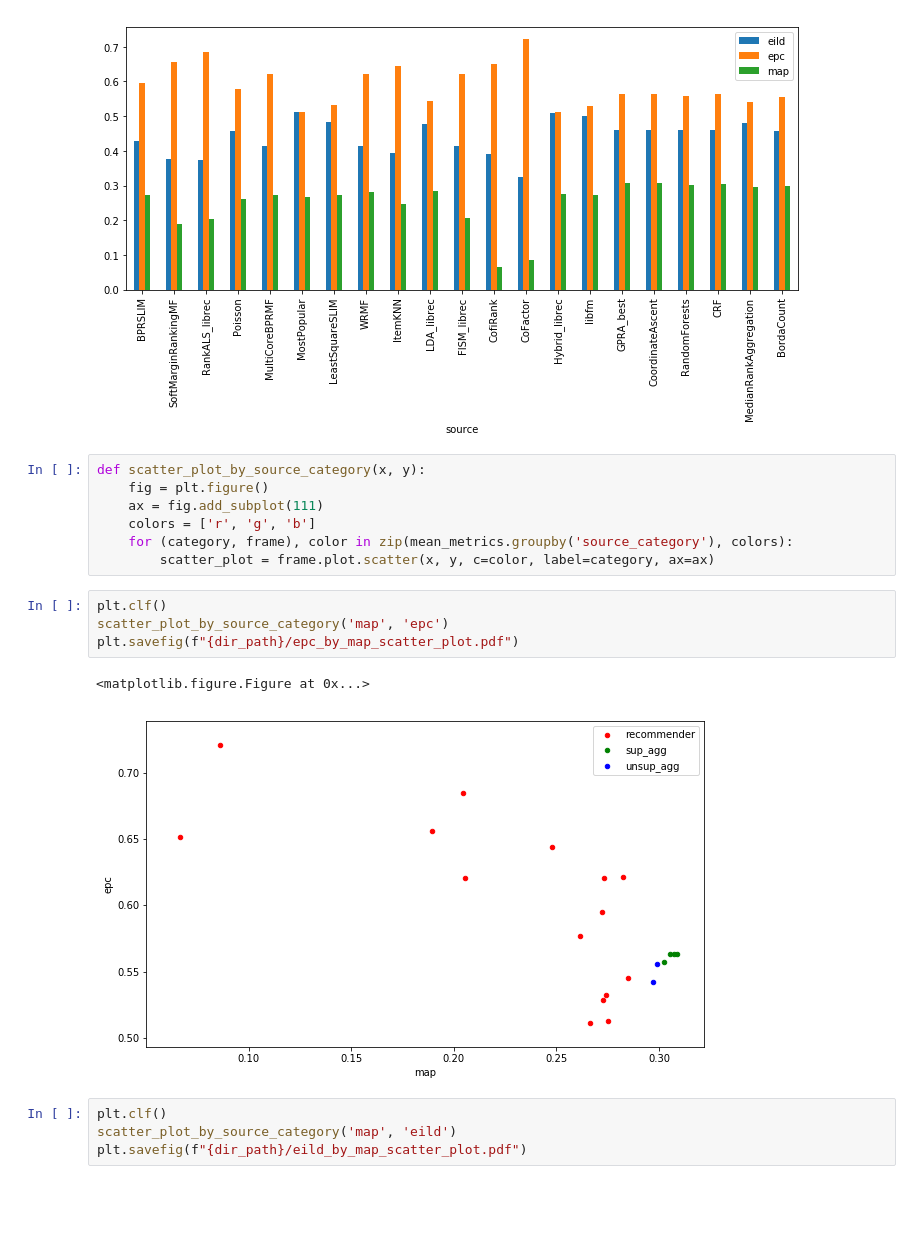
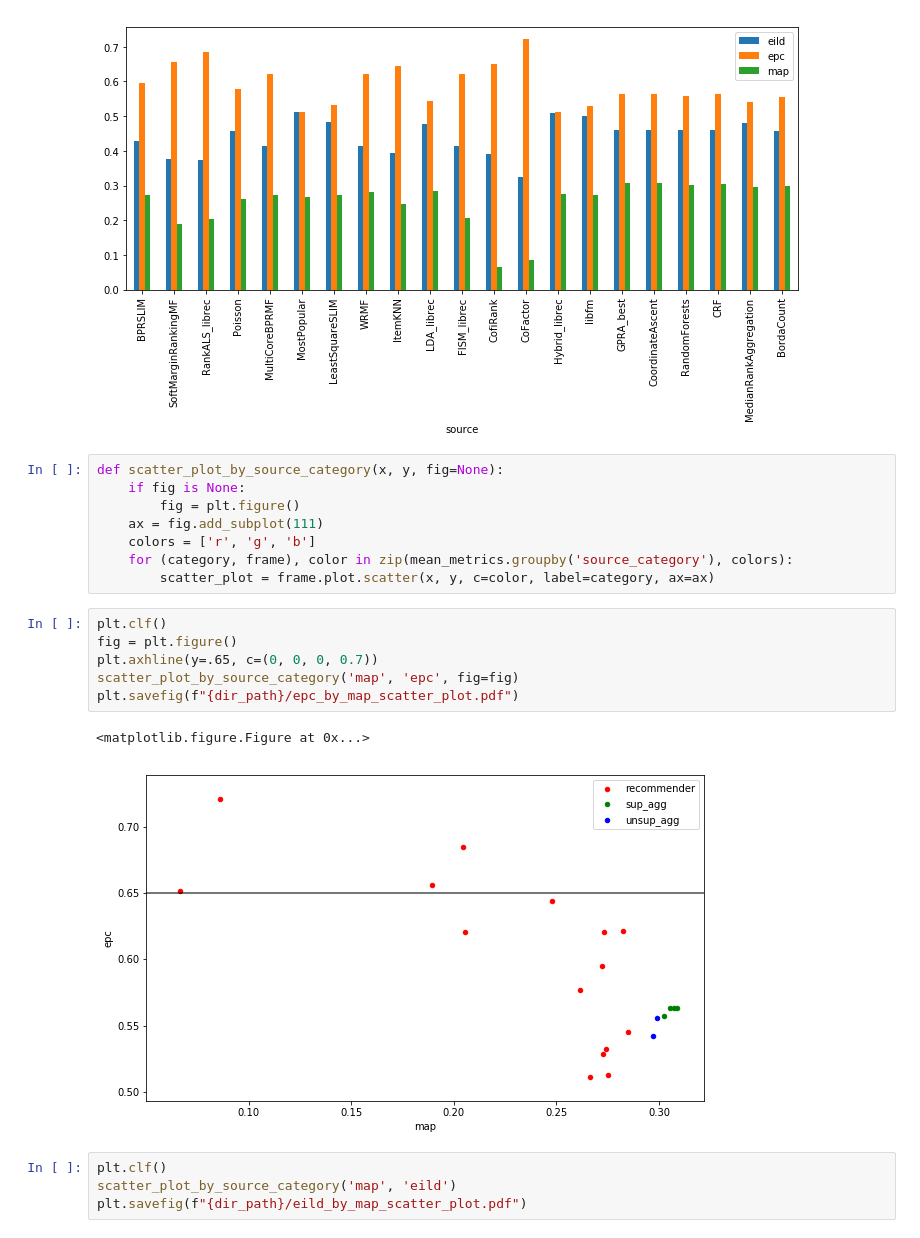
Before and after one commit to Hybbon/ps, a Jupyter notebook: notebooks/metrics_plots.ipynb, the cells around one changed output. Cells and saved outputs as stored; diff of their text form; blank space fills up the shorter version.

```diff
--- a/notebooks/metrics_plots.ipynb
+++ b/notebooks/metrics_plots.ipynb
@@ -77,19 +77,22 @@ plt.savefig(f'{dir_path}/mean_metrics_bar_plot.pdf')
 <matplotlib.figure.Figure at 0x...>
 [figure]
 # %%
-def scatter_plot_by_source_category(x, y):
-    fig = plt.figure()
+def scatter_plot_by_source_category(x, y, fig=None):
+    if fig is None:
+        fig = plt.figure()
     ax = fig.add_subplot(111)
     colors = ['r', 'g', 'b']
     for (category, frame), color in zip(mean_metrics.groupby('source_category'), colors):
         scatter_plot = frame.plot.scatter(x, y, c=color, label=category, ax=ax)
 # %%
 plt.clf()
-scatter_plot_by_source_category('map', 'epc')
+fig = plt.figure()
+plt.axhline(y=.65, c=(0, 0, 0, 0.7))
+scatter_plot_by_source_category('map', 'epc', fig=fig)
 plt.savefig(f"{dir_path}/epc_by_map_scatter_plot.pdf")
 # %% [output]
 <matplotlib.figure.Figure at 0x...>
-[figure, old version]
+[figure, new version]
 # %%
 plt.clf()
 scatter_plot_by_source_category('map', 'eild')
```
Also changed, not shown: parts of 1 cell of this notebook, 1 other file.
